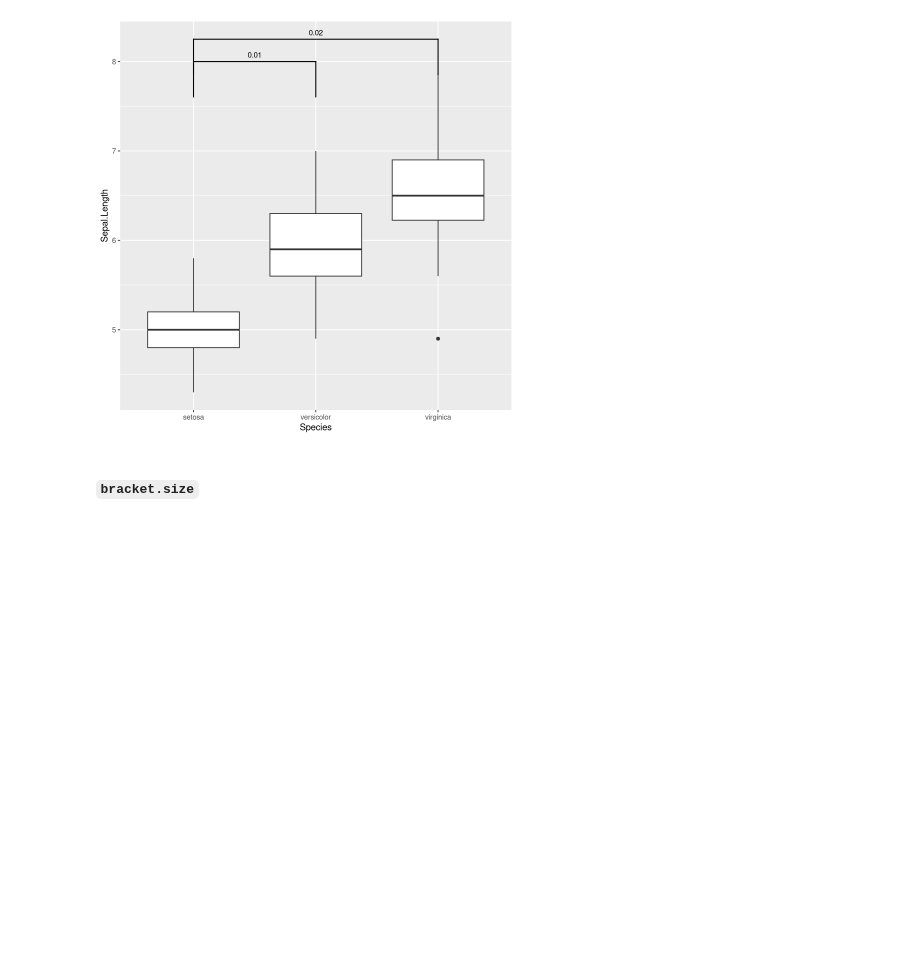
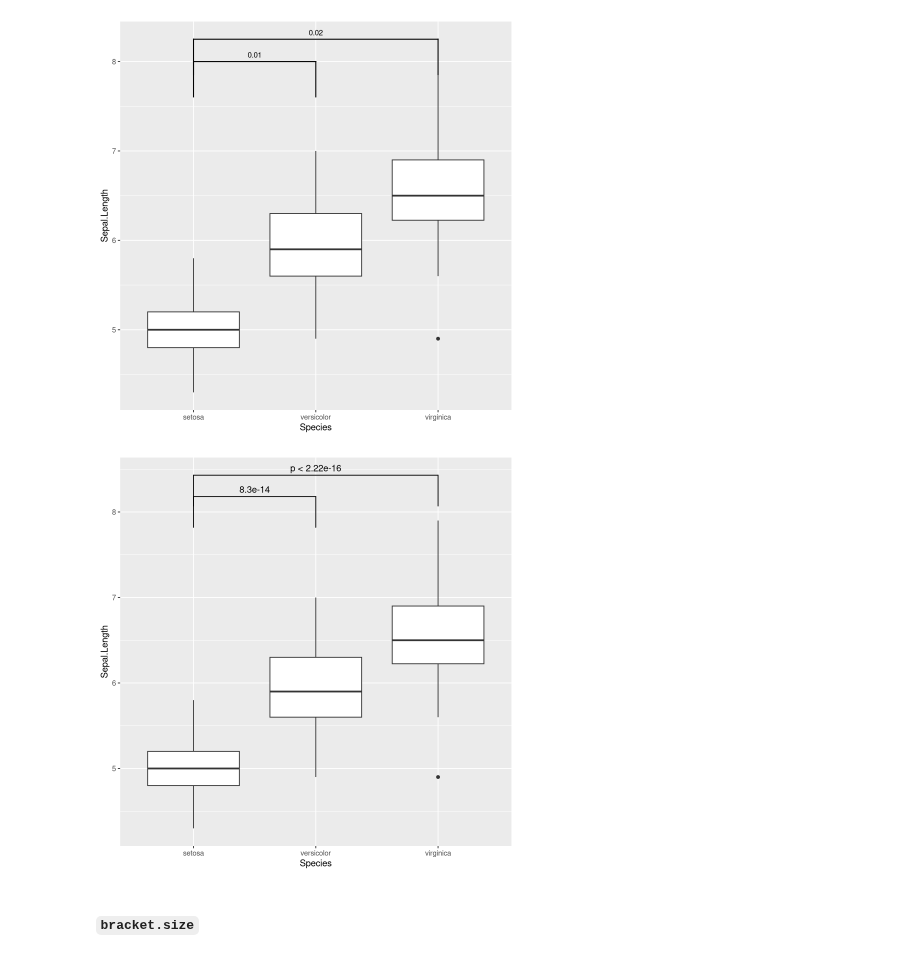
Before and after one commit to ASmirnov-HORIS/lets-plot-experiments, a Jupyter notebook: demo/signif/explore_signif_R_2025_12_26.ipynb, the cells around one changed output. Saved outputs shown, nothing was run; the diff lists cells and outputs as text; code cells hidden in the pictures; blank space fills up the shorter version.

```diff
--- a/demo/signif/explore_signif_R_2025_12_26.ipynb
+++ b/demo/signif/explore_signif_R_2025_12_26.ipynb
@@ -161,6 +192,17 @@ p + add_pvalue(p_values_df, color = "red")
 p + add_pvalue(p_values_df, tip.length = .1)
 # %% [output]
 [figure]
+# %%
+p + geom_signif(
+    comparisons = list(
+        c("setosa", "versicolor"),
+        c("setosa", "virginica")
+    ),
+    y_position = c(8, 8.25),
+    tip_length = .1  # analogue of tip.length for ggsignif
+)
+# %% [output]
+[figure, added]
 # %% [markdown]
 #### `bracket.size`
 # %%
```
Also changed, not shown: parts of 9 cells of this notebook.
